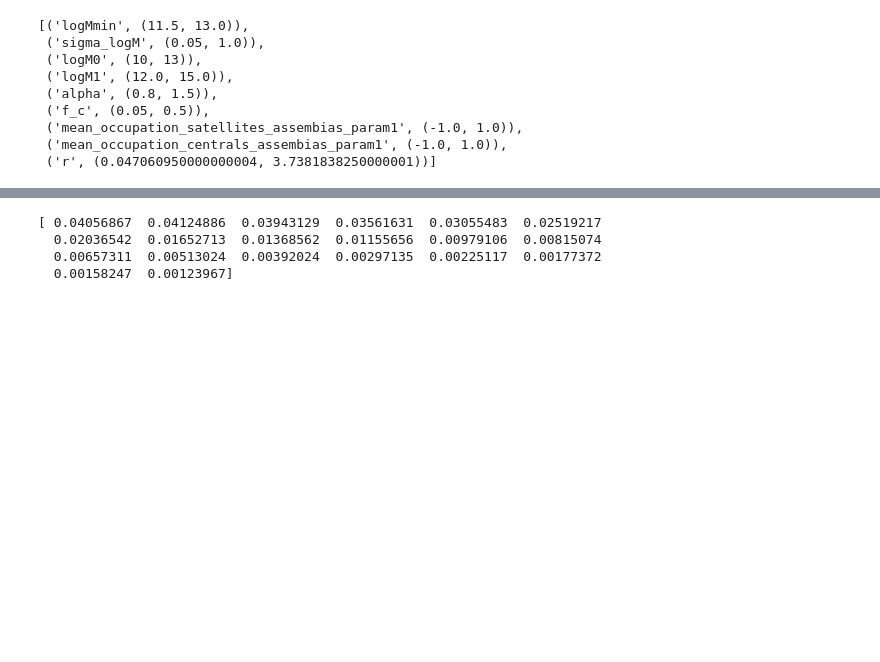
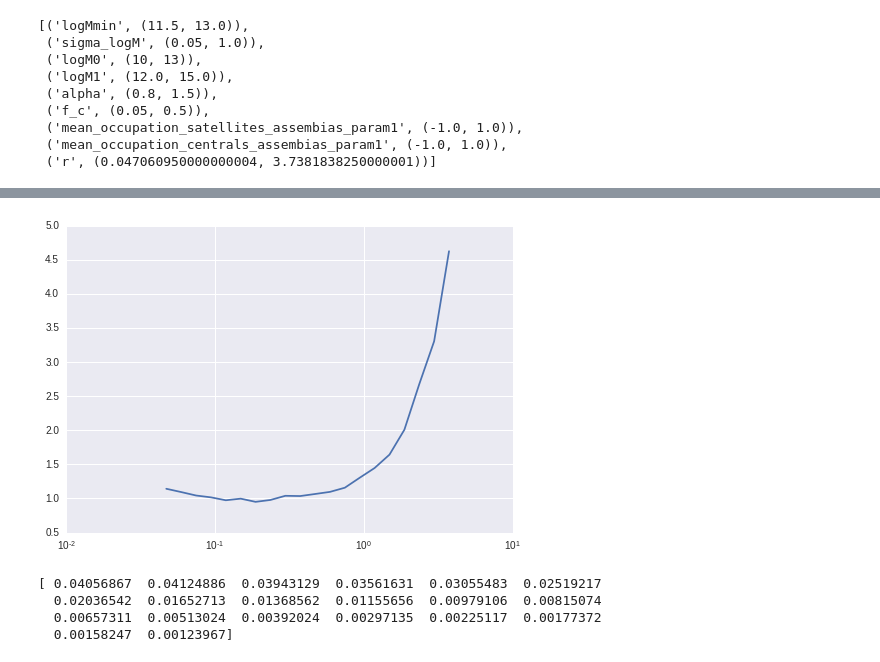
Before and after one commit to mclaughlin6464/pearce, a Jupyter notebook: notebooks/Test wt Emulator.ipynb, the cells around one changed output, grey strips where cells are left out. Drawn from its saved outputs; the diff is of its cells as text; code cells hidden in the pictures; blank space fills up the shorter version.

```diff
--- a/notebooks/Test wt Emulator.ipynb
+++ b/notebooks/Test wt Emulator.ipynb
@@ -125,3 +118,8 @@ print wt_redmagic/wt
+# %%
+plt.plot(emu.scale_bin_centers, wt/wt_redmagic)
+plt.xscale('log')
+# %% [output]
+[figure, added]
 # %%
 print wt
 # %% [output]
```
Also changed, not shown: parts of 10 cells of this notebook, 4 other files.
